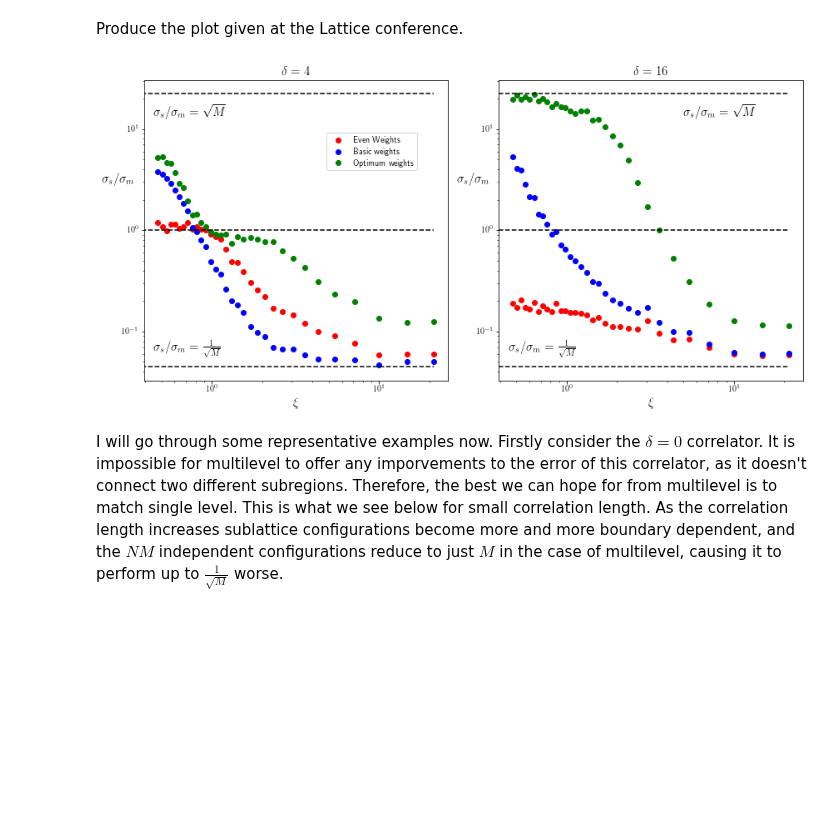
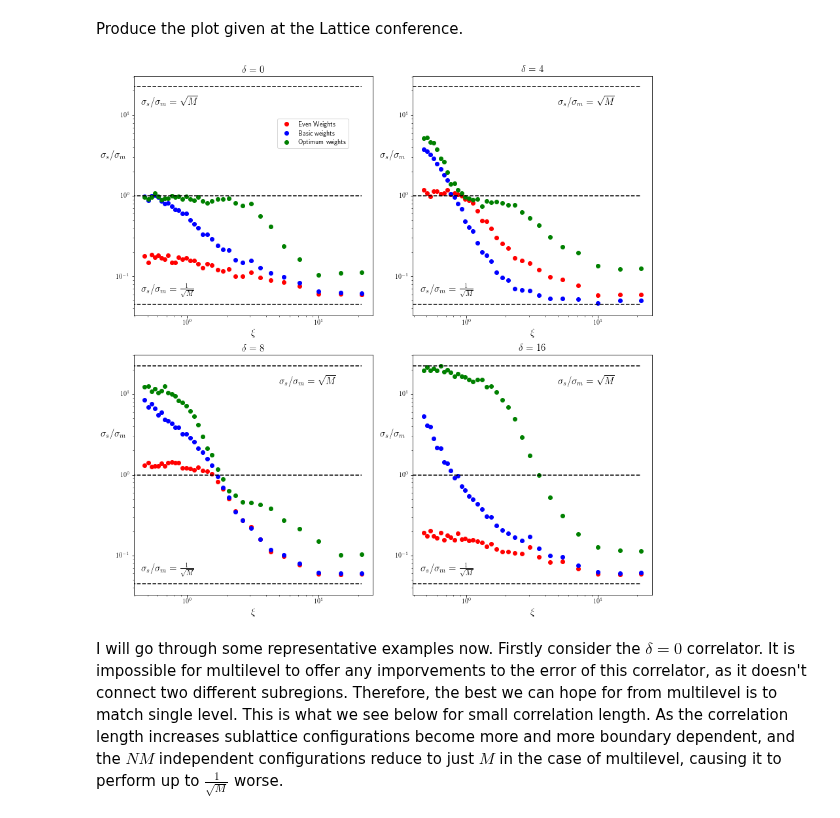
Before and after one commit to BenKMorley/Multilevel_notebook, a Jupyter notebook: Multilevel_Ising.ipynb, the cells around one changed output. Cells and saved outputs as stored; diff of their text form; code cells hidden in the pictures; blank space fills up the shorter version.

Commit message:
Plotted graphs to show equality of single level and multilevel

```diff
--- a/Multilevel_Ising.ipynb
+++ b/Multilevel_Ising.ipynb
@@ -1108,7 +1110,7 @@ no_betas = 32
 betas = numpy.linspace(min_beta, max_beta, no_betas)
 full_results = {}
 rerun = False
-parallel = True
+parallel = False
 
 def f(beta):
     seed_single = int(numpy.rint((beta - min_beta) * (no_betas - 1) / (max_beta - min_beta)))
@@ -1135,15 +1137,19 @@ for L in L_s:
 Estimate the correlation length for each value of $\beta$ in this simulation data.
 # %%
 directory = f'{base_directory}graphs/'
+L = 32
 
 # Calculate the correlation length of the system for each beta and L
 xis = {}
+As = {}
 
 for L in [L // 2, L]:
     xis[L] = numpy.zeros(len(betas))
+    As[L] = numpy.zeros(len(betas))
     results = full_results[L]
 
     for i, beta in enumerate(betas):
         # Use the single level data to calculate the correlation length
         res = cosh_fit_xi_only(results[i, 0, ...], L)
         xis[L][i] = res[0]
+        As[L][i] = res[1]
@@ -1150,6 +1218,7 @@ for L in [L // 2, L]:
 # %% [markdown]
 Produce the plot given at the Lattice conference.
 # %%
+L = 32
 results = full_results[L]
 deltas = numpy.arange(L//2 + 1)
 
@@ -1159,10 +1228,10 @@ multi_stds = numpy.std(results[:, 1], axis=2)
 multi_basic = numpy.std(results[:, 2], axis=2)
 multi_unw = numpy.std(results[:, 3], axis=2)
 
-delta_sample = [L // 8, L // 2]
+delta_sample = [0, L // 8, L // 4, L // 2]
 font_size = 15
 
-fig, axes = plt.subplots(1, 2)
+fig, axes = plt.subplots(2, 2)
 
 for i, delta in enumerate(delta_sample):
     if len(numpy.array(axes).shape) == 1:
@@ -1175,35 +1244,35 @@ for i, delta in enumerate(delta_sample):
     ax.scatter(xis[L], (single_stds[:, delta] / multi_unw[:, delta])[:len(betas)], label='Even Weights', color='r')
     ax.scatter(xis[L], (single_stds[:, delta] / multi_basic[:, delta])[:len(betas)], label='Basic weights', color='b')
     ax.scatter(xis[L], (single_stds[:, delta] / multi_stds[:, delta])[:len(betas)], label='Optimum weights', color='g')
     ax.plot([0, max(xis[L])], [1, 1], color='k', ls='--')
     ax.plot([0, max(xis[L])], [numpy.sqrt(M), numpy.sqrt(M)], color='k', ls='--')
     ax.plot([0, max(xis[L])], [1 / numpy.sqrt(M), 1 / numpy.sqrt(M)], color='k', ls='--')
 
     ax.set_title(rf"$\delta = {delta}$", fontsize=font_size)
 
     ax.set_yscale('log')
     ax.set_xscale('log')
     ax.set_ylabel(r'$ \sigma_s/\sigma_m$', rotation=0, fontsize=font_size, position=(0.5, 0.65))
     ax.set_xlabel(r"$\xi$", fontsize=font_size)
 
     if i == 0:
         ax.legend(loc=(0.6, 0.7))
         ax.text(0.45, 0.065, r' $ \sigma_s/\sigma_m = \frac{1}{\sqrt{M}} $ ', fontsize=font_size)
         ax.text(0.45, 13.5, r' $ \sigma_s/\sigma_m = \sqrt{M} $ ', fontsize=font_size)
 
     else:
         ax.text(0.45, 0.065, r' $ \sigma_s/\sigma_m = \frac{1}{\sqrt{M}} $ ', fontsize=font_size)
         ax.text(5, 13.5, r' $ \sigma_s/\sigma_m = \sqrt{M} $ ', fontsize=font_size)
 
-    fig.set_size_inches((12, 6))
+    fig.set_size_inches((12, 12))
     plt.tight_layout()
 
     directory = f"{base_directory}graphs/"
 
 plt.savefig(f"{directory}multi_panel_plot.pdf")
 plt.show()
 # %% [output]
-[figure, old version]
+[figure, new version]
 # %% [markdown]
 I will go through some representative examples now. Firstly consider the $\delta = 0$ correlator. It is impossible for multilevel to offer any imporvements to the error of this correlator, as it doesn't connect two different subregions. Therefore, the best we can hope for from multilevel is to match single level. This is what we see below for small correlation length. As the correlation length increases sublattice configurations become more and more boundary dependent, and the $NM$ independent configurations reduce to just $M$ in the case of multilevel, causing it to perform up to $\frac{1}{\sqrt{M}}$ worse.
 # %%
```
Also changed, not shown: parts of 9 cells of this notebook.
